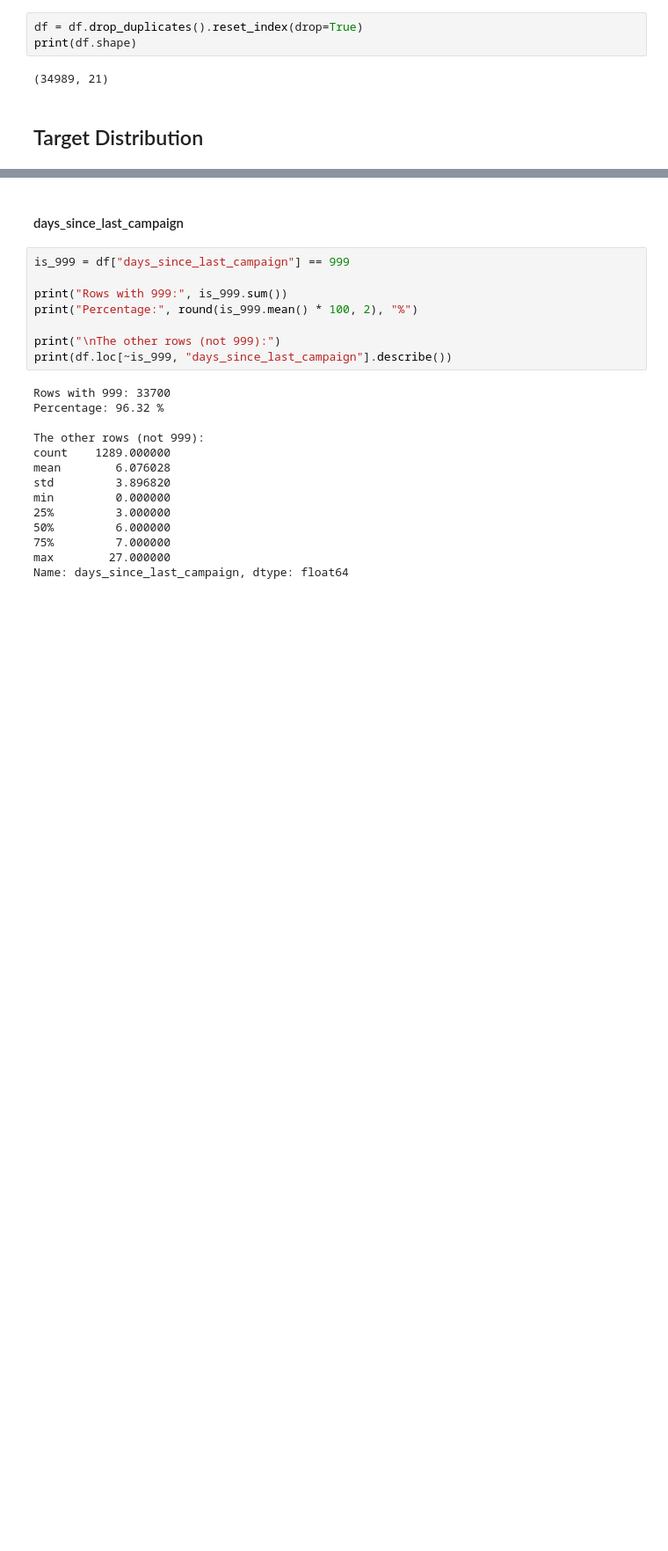
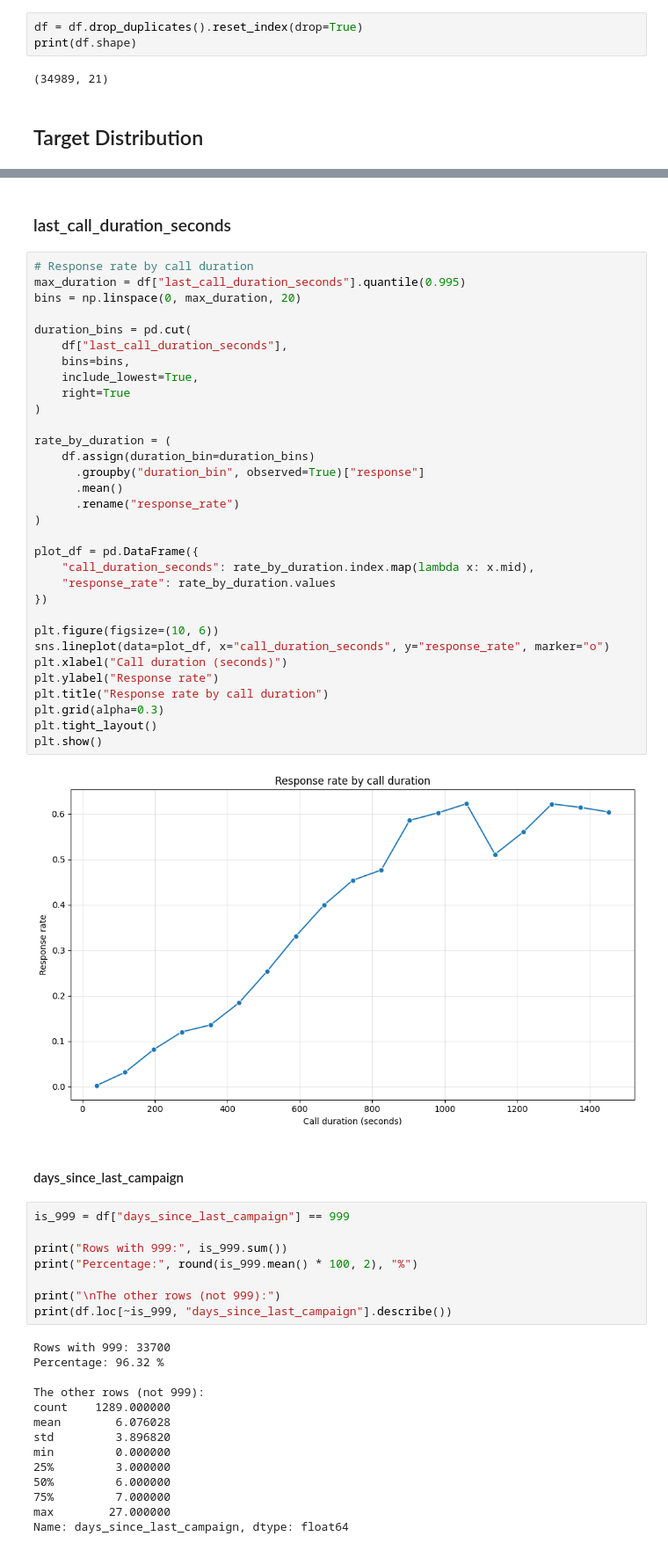
Before and after one commit to baldeoJV/GoTyme_caseStudy, a Jupyter notebook: case.ipynb, the cells around one changed output, grey strips where cells are left out. Shown at 88% size. Cells and saved outputs as stored; diff of their text form; blank space fills up the shorter version.

```diff
--- a/case.ipynb
+++ b/case.ipynb
@@ -210,3 +321,39 @@ See https://pandas.pydata.org/docs/user_guide/migration-3-strings.html#string-mi
+# %% [markdown]
+### last_call_duration_seconds
+# %%
+# Response rate by call duration
+max_duration = df["last_call_duration_seconds"].quantile(0.995)
+bins = np.linspace(0, max_duration, 20)
+
+duration_bins = pd.cut(
+    df["last_call_duration_seconds"],
+    bins=bins,
+    include_lowest=True,
+    right=True
+)
+
+rate_by_duration = (
+    df.assign(duration_bin=duration_bins)
+      .groupby("duration_bin", observed=True)["response"]
+      .mean()
+      .rename("response_rate")
+)
+
+plot_df = pd.DataFrame({
+    "call_duration_seconds": rate_by_duration.index.map(lambda x: x.mid),
+    "response_rate": rate_by_duration.values
+})
+
+plt.figure(figsize=(10, 6))
+sns.lineplot(data=plot_df, x="call_duration_seconds", y="response_rate", marker="o")
+plt.xlabel("Call duration (seconds)")
+plt.ylabel("Response rate")
+plt.title("Response rate by call duration")
+plt.grid(alpha=0.3)
+plt.tight_layout()
+plt.show()
+# %% [output]
+[figure, added]
 # %% [markdown]
 #### days_since_last_campaign
 # %%
```
Also changed, not shown: parts of 31 cells of this notebook, 2 other files.
